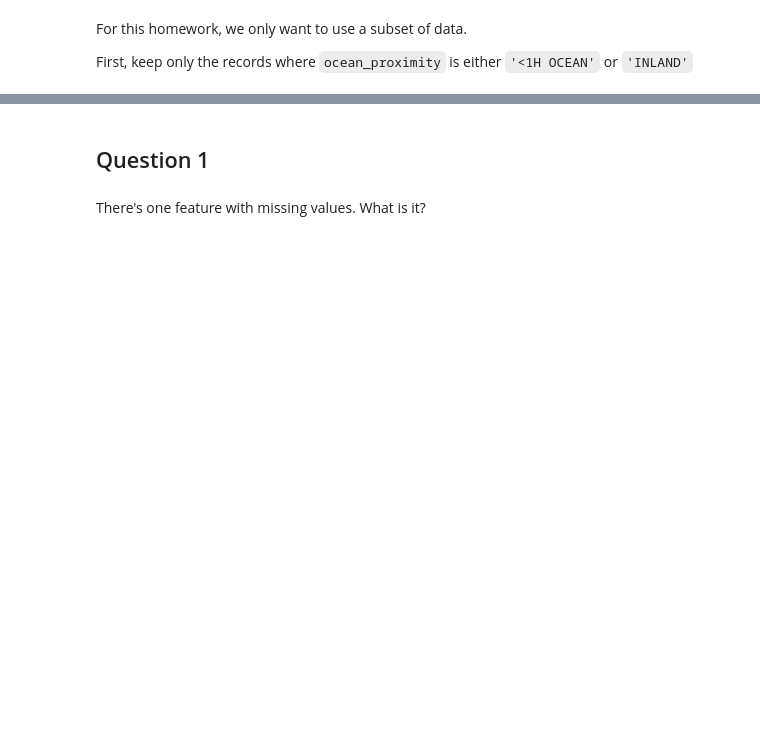
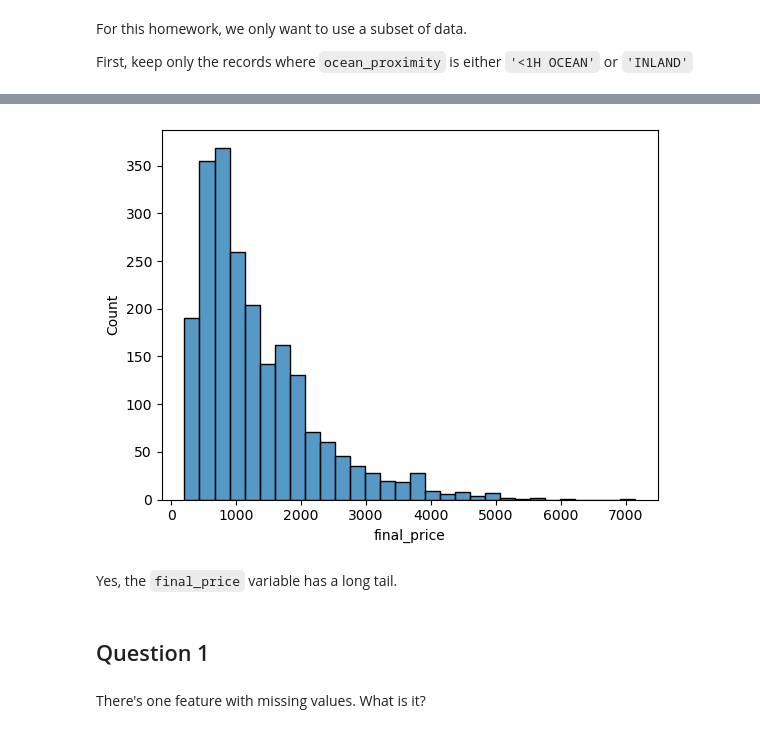
Before and after one commit to TillMeineke/ML_Zoomcamp2024_hw, a Jupyter notebook: 02-regression/homework_02_till_meineke.ipynb, the cells around one changed output, grey strips where cells are left out. Drawn from its saved outputs; the diff is of its cells as text; code cells hidden in the pictures; blank space fills up the shorter version.

```diff
--- a/02-regression/homework_02_till_meineke.ipynb
+++ b/02-regression/homework_02_till_meineke.ipynb
@@ -134,3 +102,9 @@ df_filtered.head(2)
+# %%
+sns.histplot(df_small.final_price, bins=30);
+# %% [output]
+[figure, added]
+# %% [markdown]
+Yes, the `final_price` variable has a long tail.
 # %% [markdown]
 ## Question 1
 # %% [markdown]
```
Also changed, not shown: parts of 56 cells of this notebook, 2 other files.
